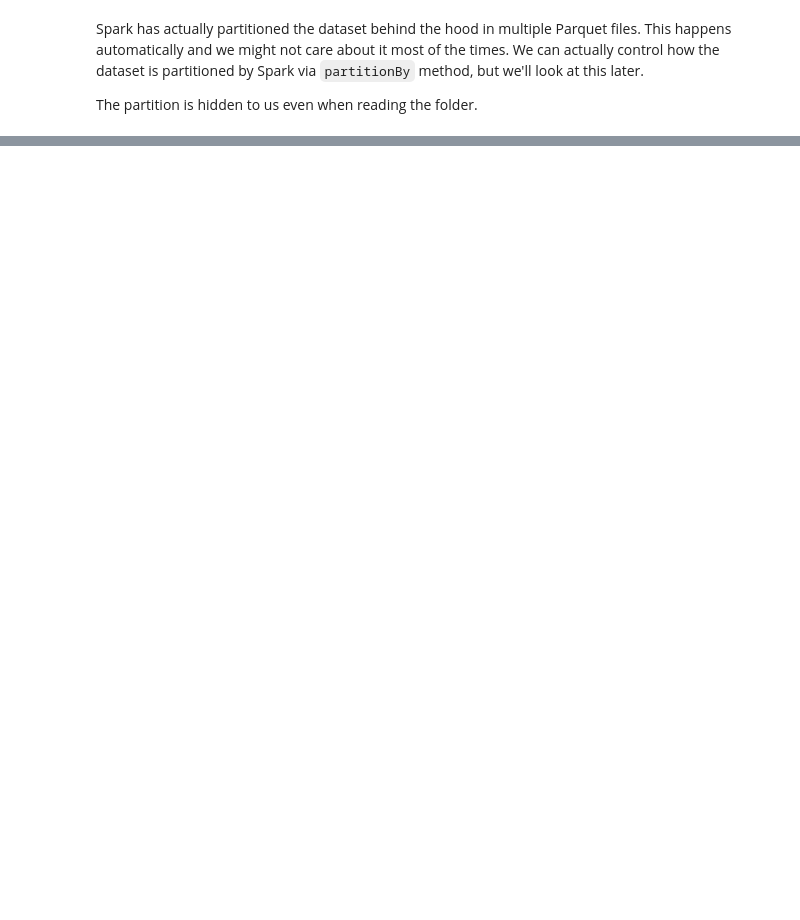
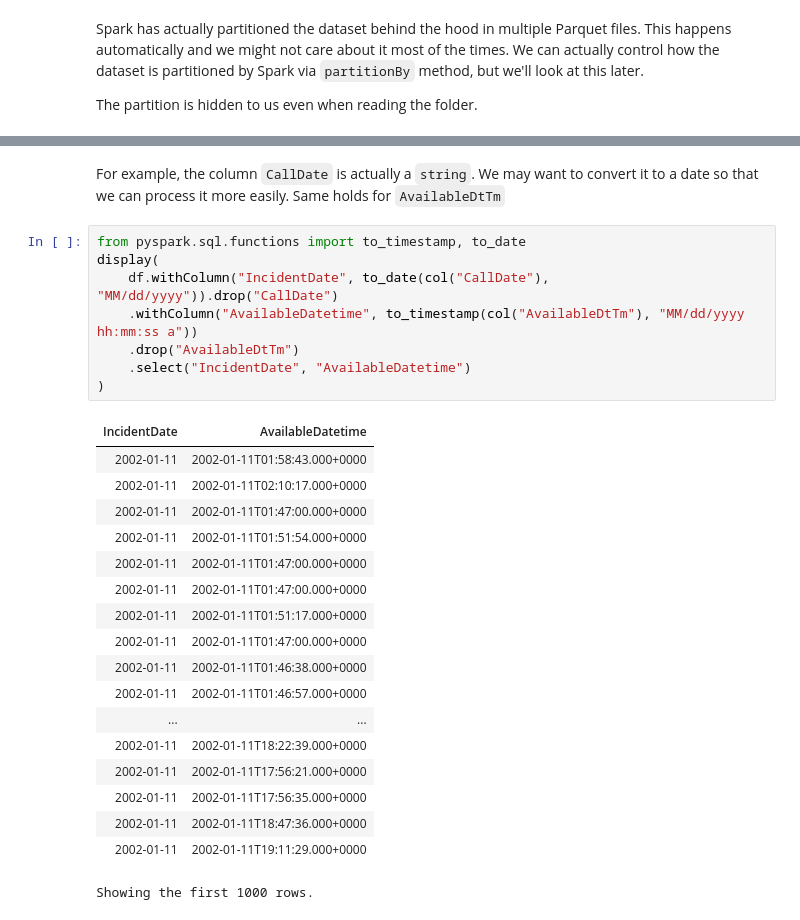
Before and after one commit to Marco-Santoni/databricks-from-scratch, a Jupyter notebook: training-spark/4_dataframe_operations.ipynb, the cells around one changed output, grey strips where cells are left out. Saved outputs shown, nothing was run; the diff lists cells and outputs as text; blank space fills up the shorter version.

```diff
--- a/training-spark/4_dataframe_operations.ipynb
+++ b/training-spark/4_dataframe_operations.ipynb
@@ -89,0 +166,29 @@ display(
+# %% [markdown]
+For example, the column `CallDate` is actually a `string`. We may want to convert it to a date so that we can process it more easily. Same holds for `AvailableDtTm`
+# %%
+from pyspark.sql.functions import to_timestamp, to_date
+display(
+    df.withColumn("IncidentDate", to_date(col("CallDate"), "MM/dd/yyyy")).drop("CallDate")
+    .withColumn("AvailableDatetime", to_timestamp(col("AvailableDtTm"), "MM/dd/yyyy hh:mm:ss a"))
+    .drop("AvailableDtTm")
+    .select("IncidentDate", "AvailableDatetime")
+)
+# %% [output]
+| IncidentDate | AvailableDatetime |
+| 2002-01-11 | 2002-01-11T01:58:43.000+0000 |
+| 2002-01-11 | 2002-01-11T02:10:17.000+0000 |
+| 2002-01-11 | 2002-01-11T01:47:00.000+0000 |
+| 2002-01-11 | 2002-01-11T01:51:54.000+0000 |
+| 2002-01-11 | 2002-01-11T01:47:00.000+0000 |
+| 2002-01-11 | 2002-01-11T01:47:00.000+0000 |
+| 2002-01-11 | 2002-01-11T01:51:17.000+0000 |
+| 2002-01-11 | 2002-01-11T01:47:00.000+0000 |
+| 2002-01-11 | 2002-01-11T01:46:38.000+0000 |
+| 2002-01-11 | 2002-01-11T01:46:57.000+0000 |
+| ... | ... |
+| 2002-01-11 | 2002-01-11T18:22:39.000+0000 |
+| 2002-01-11 | 2002-01-11T17:56:21.000+0000 |
+| 2002-01-11 | 2002-01-11T17:56:35.000+0000 |
+| 2002-01-11 | 2002-01-11T18:47:36.000+0000 |
+| 2002-01-11 | 2002-01-11T19:11:29.000+0000 |
+Showing the first 1000 rows.
```
Also changed, not shown: parts of 17 cells of this notebook.
